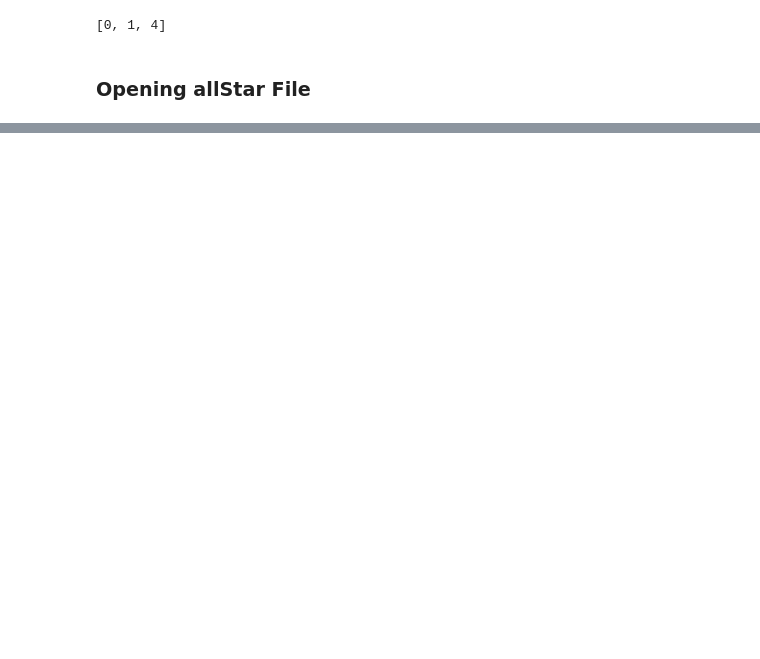
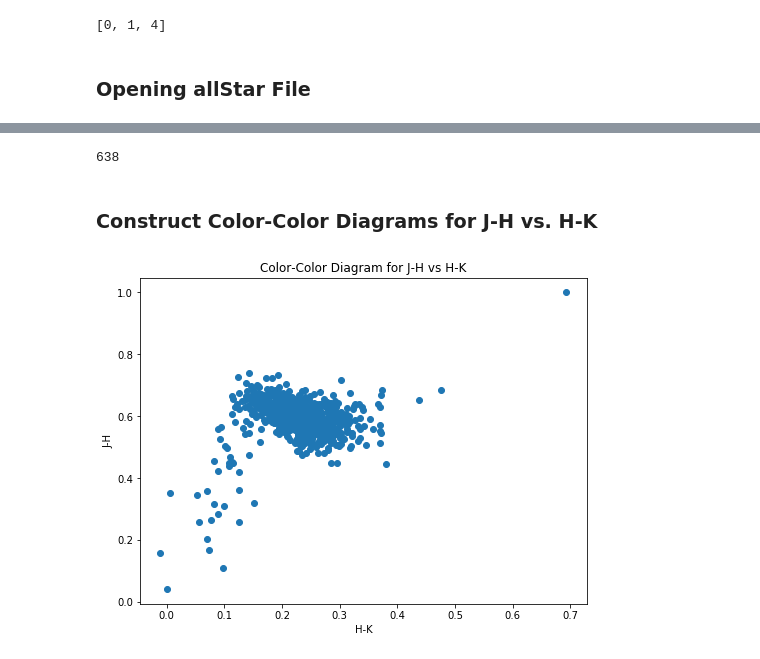
Before and after one commit to reynaa2/Binary-ID-2017, a Jupyter notebook: Mdwarf_List.ipynb, the cells around one changed output, grey strips where cells are left out. Drawn from its saved outputs; the diff is of its cells as text; code cells hidden in the pictures; blank space fills up the shorter version.

Commit message:
Updated notebooks for the CC-Diagrams

```diff
--- a/Mdwarf_List.ipynb
+++ b/Mdwarf_List.ipynb
@@ -59,0 +47,14 @@ bitmask.APOGEE_TARGET1
+# %%
+allStar = apread.allStar(rmcommissioning=True,main=False,ak=True, akvers = 'targ', adddist=False)
+# %%
+mdwarf_indx = bitmask.bit_set(19,allStar['APOGEE_TARGET1'])
+print(mdwarf_indx)
+
+mdwarf_index = []
+for z in range(len(mdwarf_indx)):
+    b = mdwarf_indx[z]*1
+    mdwarf_index.append(b)
+#print(mdwarf_index)
+from collections import Counter
+Counter(mdwarf_index)
+print(len(mdwarf_index))
@@ -59,0 +75,11 @@ bitmask.APOGEE_TARGET1
+# %%
+locationIDs = allStar['LOCATION_ID']
+apogeeIDs = allStar['APOGEE_ID']
+J_filter = allStar['J']
+J_filterr = allStar['J_ERR']
+H_filter = allStar['H']
+H_filterr = allStar['H_ERR']
+K_filter = allStar['K']
+K_filterr = allStar['K_ERR']
+SNRs = allStar['SNR']
+WISE_4_5 = allStar['WISE_4_5']
@@ -59,0 +121,4 @@ bitmask.APOGEE_TARGET1
+# %%
+print(len(J))
+# %% [output]
+638
@@ -59,0 +132,20 @@ bitmask.APOGEE_TARGET1
+# %% [markdown]
+### Construct Color-Color Diagrams for J-H vs. H-K
+# %%
+jh = []
+hk = []
+
+for y in range(len(J)):
+    x = J[y] - H[y]
+    z = H[y] - K[y]
+    jh.append(x)
+    hk.append(z)
+plt.figure(figsize=(8,6))
+plt.plot(hk,jh,"o")
+plt.xlabel('H-K')
+plt.ylabel('J-H')
+plt.title('Color-Color Diagram for J-H vs H-K')
+plt.savefig('CC_HK_vs_JH',dpi=1000)
+plt.show()
+# %% [output]
+[figure, added]
```
Also changed, not shown: parts of 12 cells of this notebook, 1 other file.
